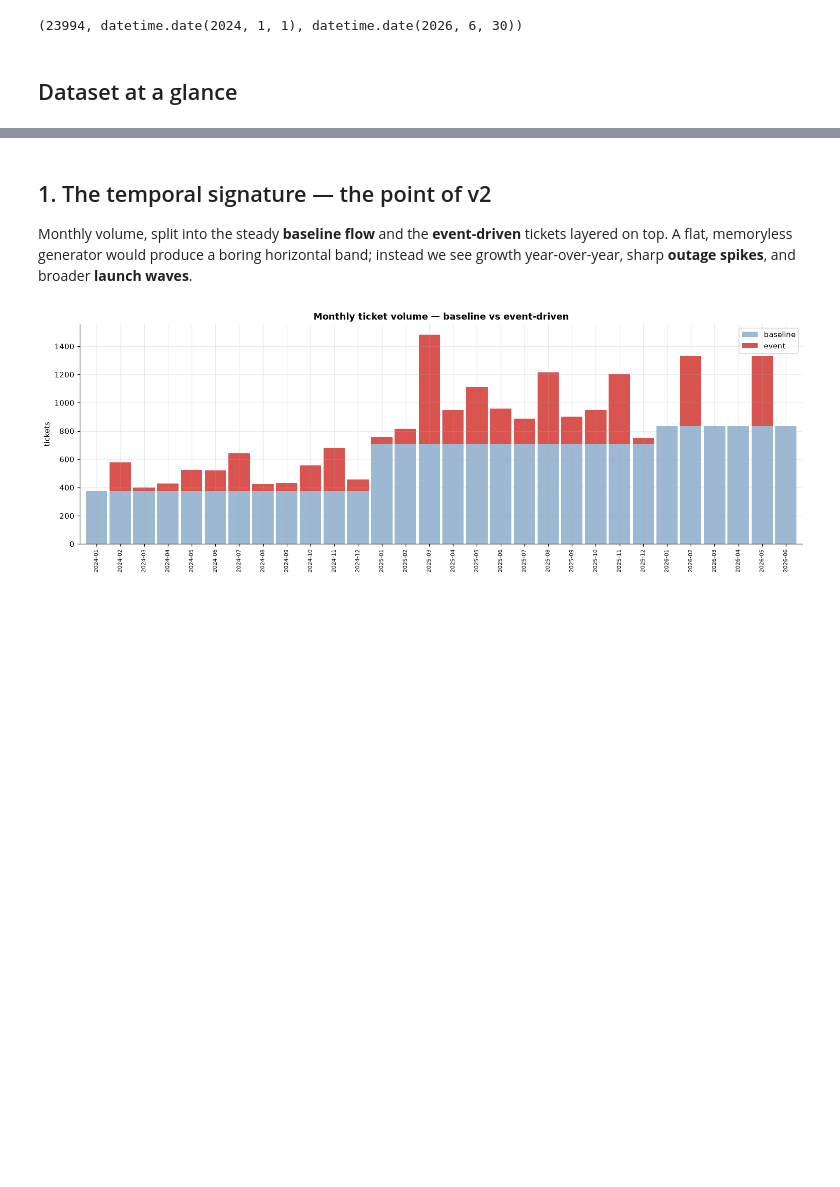
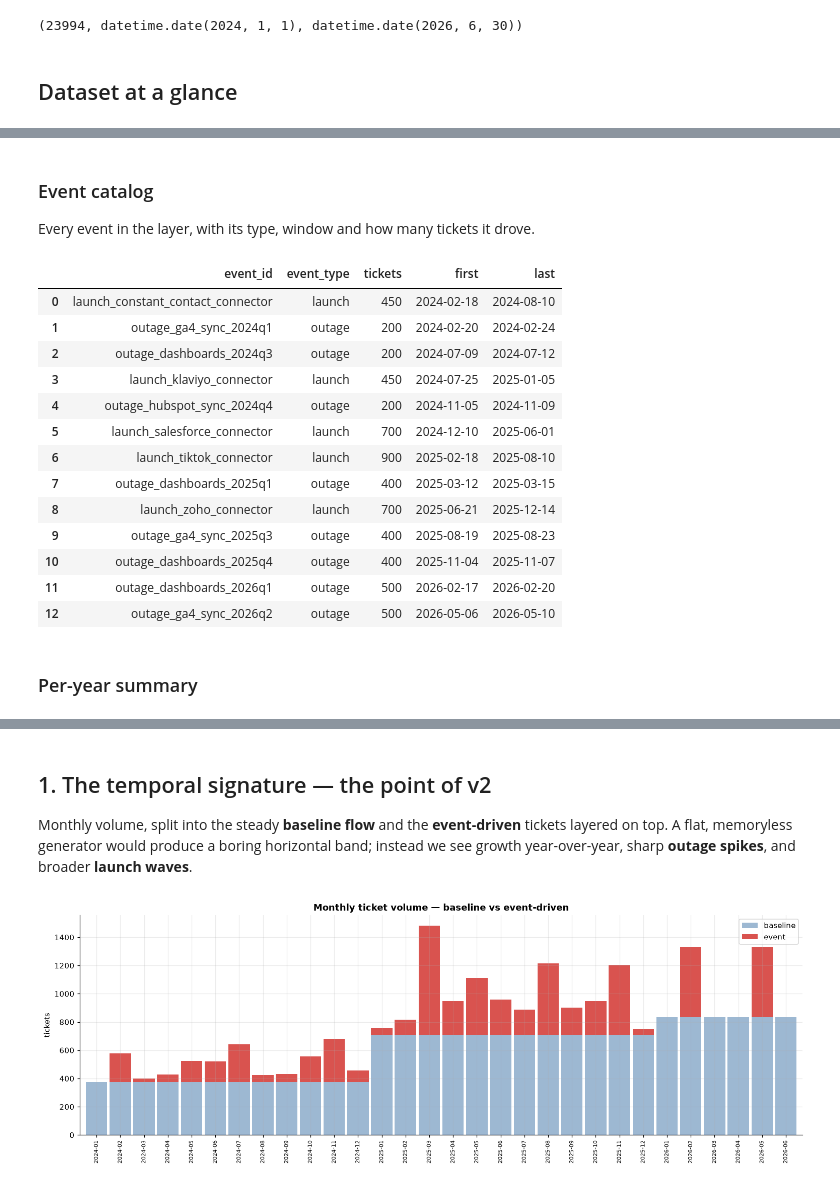
Before and after one commit to VladislavMarinovich/saas-support-rag-triage, a Jupyter notebook: notebooks/eda_v2.ipynb, the cells around one changed output, grey strips where cells are left out. Saved outputs shown, nothing was run; the diff lists cells and outputs as text; code cells hidden in the pictures; blank space fills up the shorter version.

```diff
--- a/notebooks/eda_v2.ipynb
+++ b/notebooks/eda_v2.ipynb
@@ -43,0 +58,29 @@ print(df.groupby(df.created_at.dt.year).size().to_string())
+# %% [markdown]
+### Event catalog
+
+Every event in the layer, with its type, window and how many tickets it drove.
+# %%
+cat = (df[df.is_event].groupby(["event_id", "event_type"])
+       .agg(tickets=("ticket_id", "size"),
+            first=("created_at", "min"), last=("created_at", "max"))
+       .reset_index())
+cat["first"] = cat["first"].dt.date
+cat["last"] = cat["last"].dt.date
+cat.sort_values("first").reset_index(drop=True)
+# %% [output]
+|  | event_id | event_type | tickets | first | last |
+| 0 | launch_constant_contact_connector | launch | 450 | 2024-02-18 | 2024-08-10 |
+| 1 | outage_ga4_sync_2024q1 | outage | 200 | 2024-02-20 | 2024-02-24 |
+| 2 | outage_dashboards_2024q3 | outage | 200 | 2024-07-09 | 2024-07-12 |
+| 3 | launch_klaviyo_connector | launch | 450 | 2024-07-25 | 2025-01-05 |
+| 4 | outage_hubspot_sync_2024q4 | outage | 200 | 2024-11-05 | 2024-11-09 |
+| 5 | launch_salesforce_connector | launch | 700 | 2024-12-10 | 2025-06-01 |
+| 6 | launch_tiktok_connector | launch | 900 | 2025-02-18 | 2025-08-10 |
+| 7 | outage_dashboards_2025q1 | outage | 400 | 2025-03-12 | 2025-03-15 |
+| 8 | launch_zoho_connector | launch | 700 | 2025-06-21 | 2025-12-14 |
+| 9 | outage_ga4_sync_2025q3 | outage | 400 | 2025-08-19 | 2025-08-23 |
+| 10 | outage_dashboards_2025q4 | outage | 400 | 2025-11-04 | 2025-11-07 |
+| 11 | outage_dashboards_2026q1 | outage | 500 | 2026-02-17 | 2026-02-20 |
+| 12 | outage_ga4_sync_2026q2 | outage | 500 | 2026-05-06 | 2026-05-10 |
+# %% [markdown]
+### Per-year summary
```
Also changed, not shown: parts of 21 cells of this notebook.
